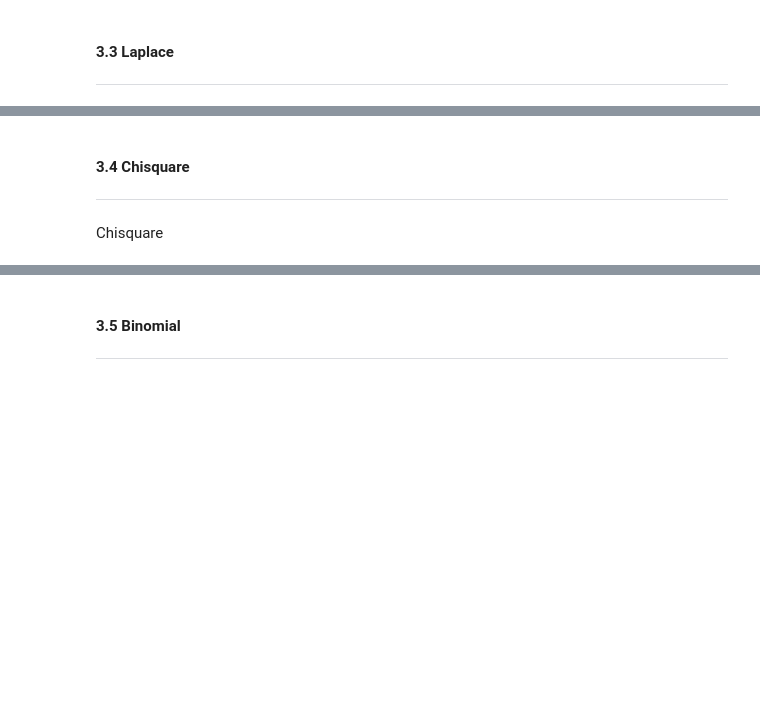
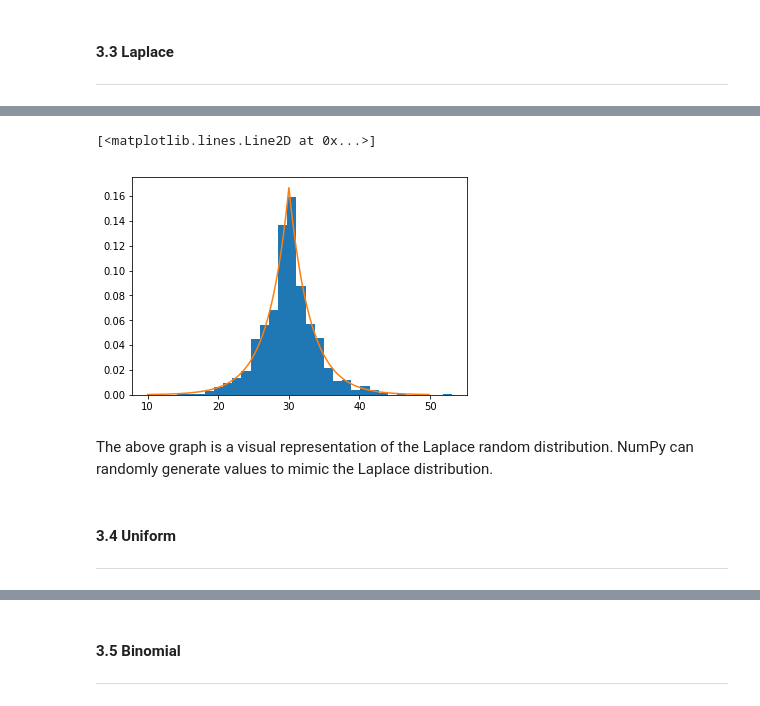
Before and after one commit to EoghanDelaney/Prog_DA_Assignment, a Jupyter notebook: Programming for Data Analysis.ipynb, the cells around one changed output, grey strips where cells are left out. Saved outputs shown, nothing was run; the diff lists cells and outputs as text; code cells hidden in the pictures; blank space fills up the shorter version.

```diff
--- a/Programming for Data Analysis.ipynb
+++ b/Programming for Data Analysis.ipynb
@@ -337,5 +339,25 @@ Laplace distrubtion can be viewed as two exponential distributions butted up aga
+# %%
+''' The following example was adaped from the numpy documentation[11]
+
+    numpy.random.laplace(loc=0.0, scale=1.0, size=None)
+
+'''
+loc = 30 # this is also known as the standard deviation
+scale = 3 # this is the scale or the rate of decay
+s = np.random.laplace(loc, scale, 1000)
+
+#Plot the histogram of the Laplace
+count, bins, ignored = plt.hist(s, 30, normed=True)
+
+#Plot the trend line for the best fit
+x = np.arange(10, 50, 0.16)
+pdf = np.exp(-abs(x-loc)/scale)/(2.*scale)
+plt.plot(x, pdf)
+# %% [output]
+[<matplotlib.lines.Line2D at 0x...>]
+[figure, added]
+# %% [markdown]
+The above graph is a visual representation of the Laplace random distribution. NumPy can randomly generate values to mimic the Laplace distribution.
 # %% [markdown]
-#### 3.4 Chisquare
+#### 3.4 Uniform
 ***
-# %% [markdown]
-Chisquare
```
Also changed, not shown: parts of 20 cells of this notebook.
